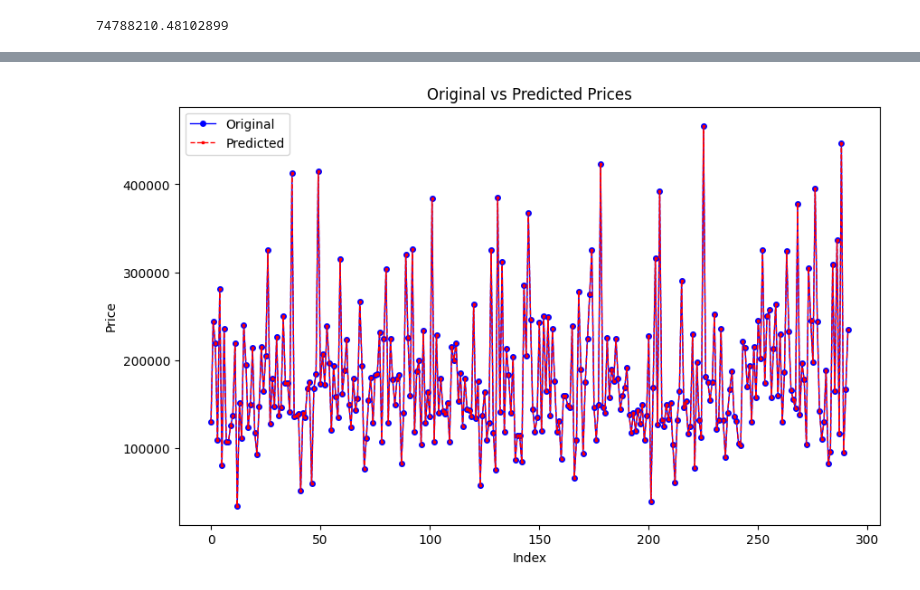
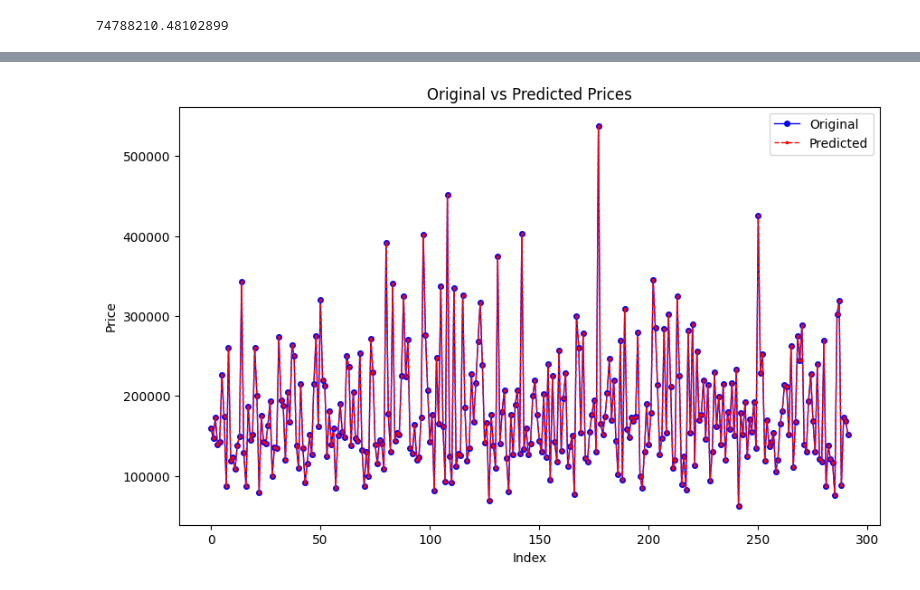
Before and after one commit to youssefab-11/House-Prices-Regression, a Jupyter notebook: House_Prices_Regression.ipynb, the cells around one changed output, grey strips where cells are left out. Drawn from its saved outputs; the diff is of its cells as text; code cells hidden in the pictures.

```diff
--- a/House_Prices_Regression.ipynb
+++ b/House_Prices_Regression.ipynb
@@ -228,9 +237,9 @@ from sklearn.ensemble import RandomForestRegressor
 # %%
 x = training_data.drop(columns='SalePrice')
 y = training_data['SalePrice']
-X_train, X_test, Y_train, Y_test = train_test_split(x, y, test_size=0.2)
+X_train, X_cv, Y_train, Y_cv = train_test_split(x, y, test_size=0.2, random_state=42)
 Y_train = np.reshape(Y_train, (-1,1))
-Y_test = np.reshape(Y_test, (-1,1))
+Y_cv = np.reshape(Y_cv, (-1,1))
 X_train.shape, Y_train.shape
 # %% [output]
 ((1168, 266), (1168, 1))
@@ -288,8 +335,8 @@ mean_squared_error(Y_test, y_pred)
 # %%
 model_3 = RandomForestRegressor(n_estimators=1000)
 model_3.fit(x, y)
-y_pred = model_3.predict(X_test)
-mean_squared_error(Y_test, y_pred)
+y_pred = model_3.predict(X_cv)
+mean_squared_error(Y_cv, y_pred)
 # %% [output]
 74788210.48102899
 # %% [markdown]
@@ -299,14 +348,14 @@ Let's plot the data
 # %%
-sort_indices = np.argsort(Y_test)
+sort_indices = np.argsort(Y_cv)
 
 #plot
 plt.figure(figsize=(10,6))
-plt.plot(np.arange(len(Y_test)), Y_test, label='Original', linestyle='-', linewidth=1, color='blue', marker='o', markersize=4)
+plt.plot(np.arange(len(Y_cv)), Y_cv, label='Original', linestyle='-', linewidth=1, color='blue', marker='o', markersize=4)
 plt.plot(np.arange(len(y_pred)), y_pred, label='Predicted', linestyle='--', linewidth=1, color='red', marker='s', markersize=2)
 plt.xlabel('Index')
 plt.ylabel('Price')
 plt.title('Original vs Predicted Prices')
 plt.legend()
 plt.show()
 # %% [output]
-[figure, old version]
+[figure, new version]
```
Also changed, not shown: parts of 20 cells of this notebook, 10 other files.
